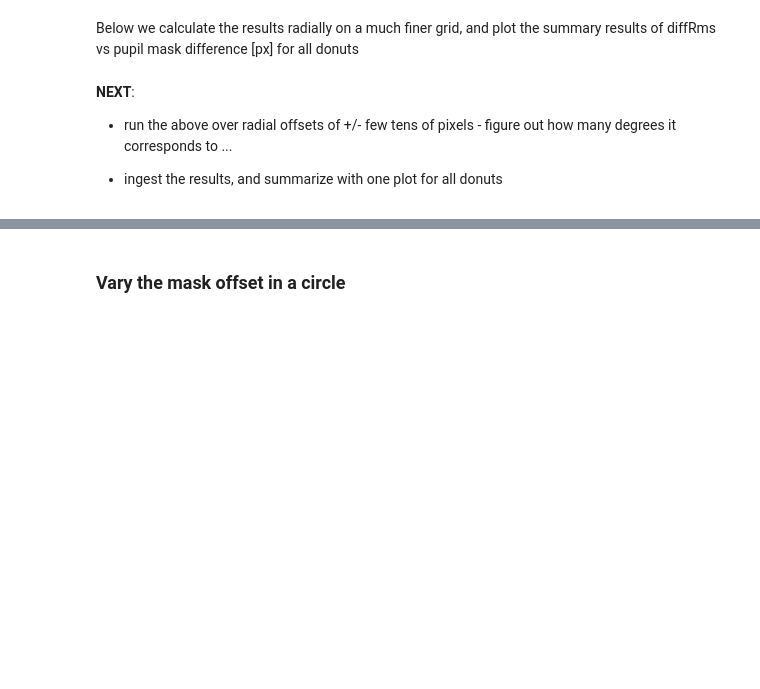
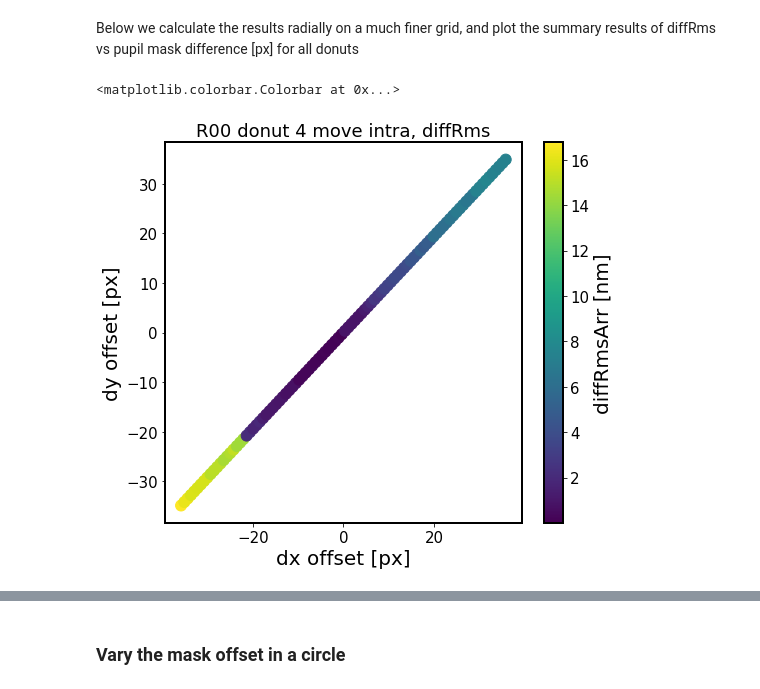
Before and after one commit to suberlak/AOS, a Jupyter notebook: AOS_DM-33104_summary.ipynb, the cells around one changed output, grey strips where cells are left out. Drawn from its saved outputs; the diff is of its cells as text; code cells hidden in the pictures; blank space fills up the shorter version.

```diff
--- a/AOS_DM-33104_summary.ipynb
+++ b/AOS_DM-33104_summary.ipynb
@@ -1525,6 +1588,44 @@ offset_centroid_radially(repo_dir,
-# %% [markdown]
-**NEXT**:
-
-   - run the above over radial offsets of +/- few tens of pixels - figure out how many degrees it  corresponds to ...
-
-   - ingest the results, and summarize with one plot for all donuts
+# %%
+sensor = 'R00'
+defocal = 'intra'
+i = 4
+fname = f'exp-6_{sensor}_donut_0_{i}_move_{defocal}_results_radialN.npy'
+fpath = os.path.join('DM-33104',fname)
+#fname = f'VignettingAllSky_{sensor}_donut_{i}_move_{defocal}_results_circle_finer.npy'
+results = np.load(fpath, allow_pickle=True).item()
+
+
+diffMaxArr = []
+diffRmsArr = []
+dxPxArr = []
+dyPxArr = []
+
+# convert the dx, dy in degrees to pixels
+for j in results.keys():
+    dxPx = results[j]['dxPx']
+    dyPx = results[j]['dyPx']
+
+    dxPxArr.append(dxPx)
+    dyPxArr.append(dyPx)
+
+    # calculate max difference and rms difference
+    # just like in test_multImgs.py for ts_wep
+    diffMax = results[j]['diffMax']
+    diffRms = results[j]['diffRms']
+    diffMaxArr.append(diffMax)
+    diffRmsArr.append(diffRms)
+
+
+
+# plot
+fig,ax = plt.subplots(1,1,figsize=(8,7))
+#N = 100
+sc = ax.scatter(dxPxArr, dyPxArr, c=diffRmsArr,s=120)
+#ax.scatter(dxPxArr,dyPxArr,c=diffRmsArr, )#bins=20)
+ax.set_xlabel('dx offset [px]')
+ax.set_ylabel('dy offset [px]')
+ax.set_title(f'{sensor} donut {i} move {defocal}, diffRms')
+plt.colorbar(sc, label = 'diffRmsArr [nm]')
+# %% [output]
+<matplotlib.colorbar.Colorbar at 0x...>
+[figure, added]
```
Also changed, not shown: parts of 14 cells of this notebook.
